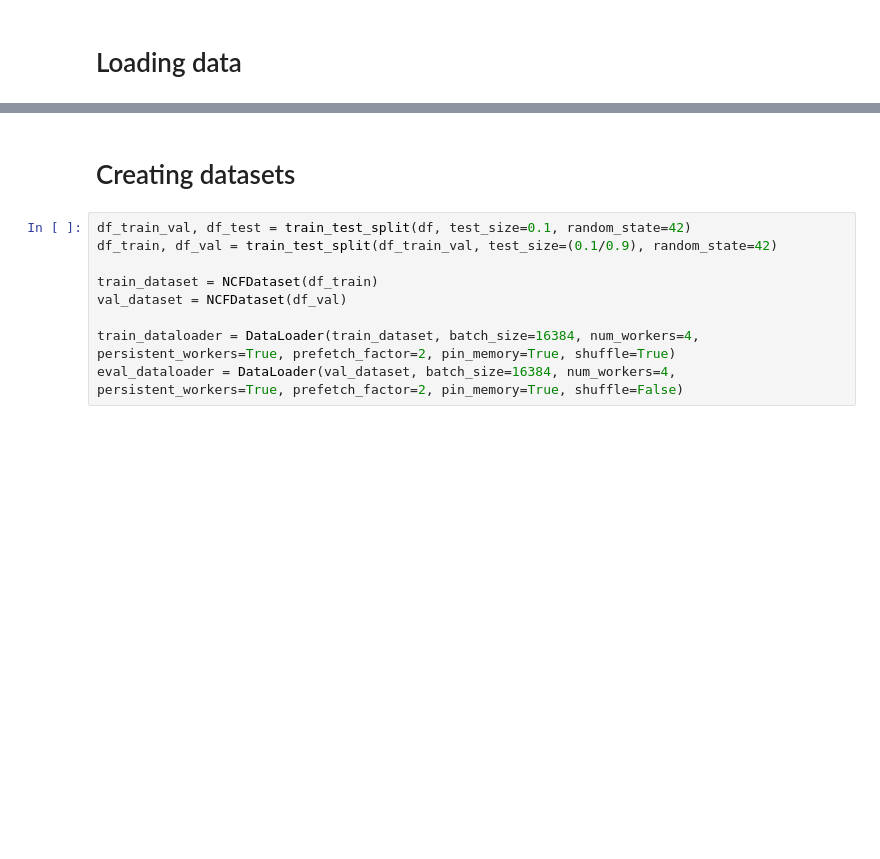
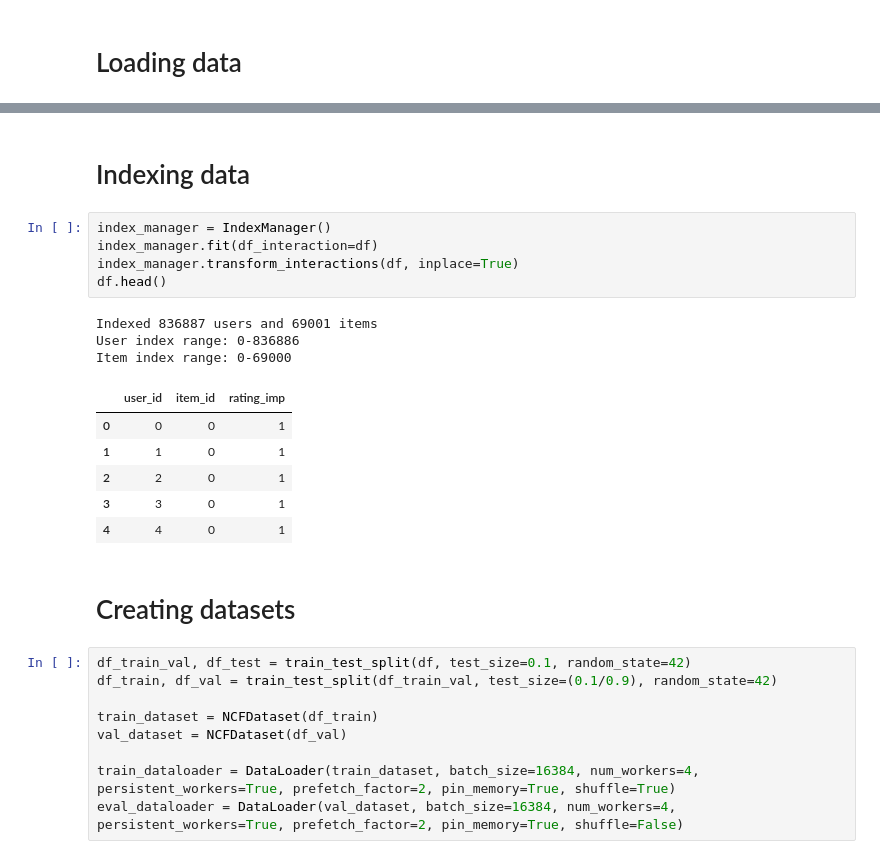
Before and after one commit to hhhieu0103/multimodal-neural-collaborative-filtering, a Jupyter notebook: notebooks/ncf-baseline.ipynb, the cells around one changed output, grey strips where cells are left out. Cells and saved outputs as stored; diff of their text form; blank space fills up the shorter version.

```diff
--- a/ncf-baseline.ipynb
+++ b/notebooks/ncf-baseline.ipynb
@@ -23,3 +25,20 @@ df.head()
+# %% [markdown]
+# Indexing data
+# %%
+index_manager = IndexManager()
+index_manager.fit(df_interaction=df)
+index_manager.transform_interactions(df, inplace=True)
+df.head()
+# %% [output]
+Indexed 836887 users and 69001 items
+User index range: 0-836886
+Item index range: 0-69000
+|  | user_id | item_id | rating_imp |
+| 0 | 0 | 0 | 1 |
+| 1 | 1 | 0 | 1 |
+| 2 | 2 | 0 | 1 |
+| 3 | 3 | 0 | 1 |
+| 4 | 4 | 0 | 1 |
 # %% [markdown]
 # Creating datasets
 # %%
```
Also changed, not shown: parts of 5 cells of this notebook, 6 other files.
